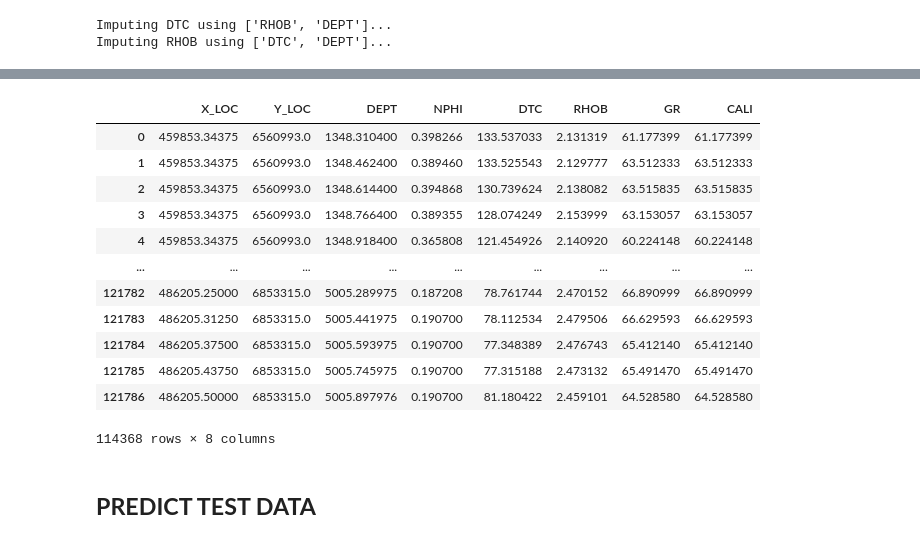
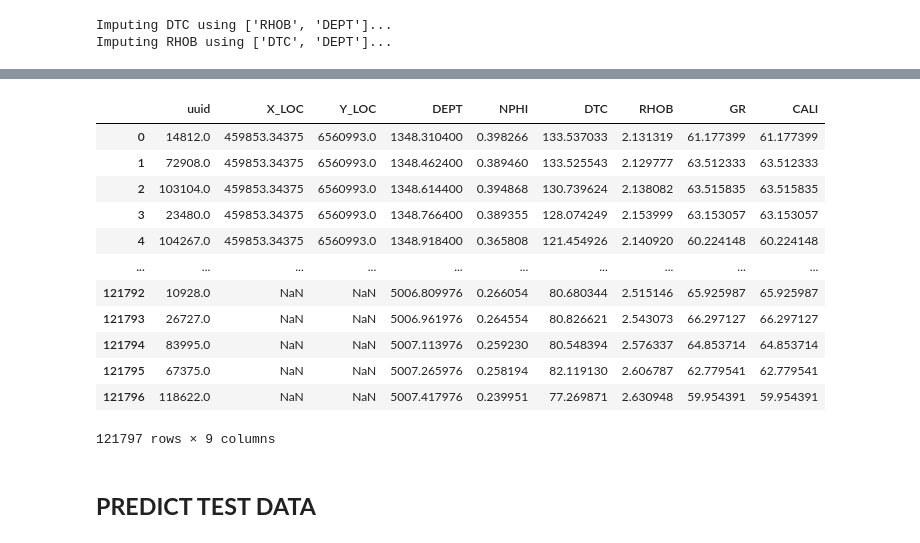
Before and after one commit to IvanSholana/ManuFact, a Jupyter notebook: all-pipeline.ipynb, the cells around one changed output, grey strips where cells are left out. Saved outputs shown, nothing was run; the diff lists cells and outputs as text; code cells hidden in the pictures.

```diff
--- a/all-pipeline.ipynb
+++ b/all-pipeline.ipynb
@@ -831,7 +840,7 @@ def impute_feature(df, target_feature, predictor_features):
 for target_feature, predictor_features in imputation_dict.items():
     # Pastikan semua fitur prediktor ada di DataFrame
     if all(feature in test_df.columns for feature in predictor_features):
-        df = impute_feature(test_df, target_feature, predictor_features)
+        test_df = impute_feature(test_df, target_feature, predictor_features)
     else:
         print(f"Skipping imputation for {target_feature}")
 # %% [output]
@@ -840,14 +865,24 @@ Imputing RHOB using ['DTC', 'DEPT']...
 # %%
 from sklearn.linear_model import LinearRegression
 
-train_df = df.dropna(subset=['NPHI'])
-test_df = df[df['NPHI'].isna()]
+# Menghapus baris dengan nilai NaN di NPHI untuk pelatihan
+train_df = clean_train_df.dropna(subset=['NPHI'])
 
-if not test_df.empty:
+# Memilih baris dari test_df yang memiliki NPHI bernilai NaN
+df = test_df[test_df['NPHI'].isna()].copy()
+
+if not df.empty:
     model = LinearRegression()
     predictors = ['RHOB', 'GR', 'DTC', 'CALI']
+
+    # Melatih model menggunakan data latih
     model.fit(train_df[predictors], train_df['NPHI'])
-    df.loc[df['NPHI'].isna(), 'NPHI'] = model.predict(test_df[predictors])
+
+    # Memprediksi nilai NPHI yang hilang
+    df['NPHI'] = model.predict(df[predictors])
+
+    # Memasukkan kembali hasil prediksi ke test_df
+    test_df.loc[test_df['NPHI'].isna(), 'NPHI'] = df['NPHI']
 # %%
 from scipy.spatial import cKDTree
 import numpy as np
@@ -882,22 +917,22 @@ for col in ['NPHI', 'DTC', 'SP', 'GR', 'RHOB', 'CALI']:
 
 df.drop(columns='SP', inplace=True)
 # %%
-cleaned_test_dataset = df[['X_LOC','Y_LOC','DEPT','NPHI','DTC','RHOB','GR','CALI']]
+cleaned_test_dataset = test_df[['uuid','X_LOC','Y_LOC','DEPT','NPHI','DTC','RHOB','GR','CALI']]
 cleaned_test_dataset
 # %% [output]
-|  | X_LOC | Y_LOC | DEPT | NPHI | DTC | RHOB | GR | CALI |
-| 0 | 459853.34375 | 6560993.0 | 1348.310400 | 0.398266 | 133.537033 | 2.131319 | 61.177399 | 61.177399 |
-| 1 | 459853.34375 | 6560993.0 | 1348.462400 | 0.389460 | 133.525543 | 2.129777 | 63.512333 | 63.512333 |
-| 2 | 459853.34375 | 6560993.0 | 1348.614400 | 0.394868 | 130.739624 | 2.138082 | 63.515835 | 63.515835 |
-| 3 | 459853.34375 | 6560993.0 | 1348.766400 | 0.389355 | 128.074249 | 2.153999 | 63.153057 | 63.153057 |
-| 4 | 459853.34375 | 6560993.0 | 1348.918400 | 0.365808 | 121.454926 | 2.140920 | 60.224148 | 60.224148 |
-| ... | ... | ... | ... | ... | ... | ... | ... | ... |
-| 121782 | 486205.25000 | 6853315.0 | 5005.289975 | 0.187208 | 78.761744 | 2.470152 | 66.890999 | 66.890999 |
-| 121783 | 486205.31250 | 6853315.0 | 5005.441975 | 0.190700 | 78.112534 | 2.479506 | 66.629593 | 66.629593 |
-| 121784 | 486205.37500 | 6853315.0 | 5005.593975 | 0.190700 | 77.348389 | 2.476743 | 65.412140 | 65.412140 |
-| 121785 | 486205.43750 | 6853315.0 | 5005.745975 | 0.190700 | 77.315188 | 2.473132 | 65.491470 | 65.491470 |
-| 121786 | 486205.50000 | 6853315.0 | 5005.897976 | 0.190700 | 81.180422 | 2.459101 | 64.528580 | 64.528580 |
+|  | uuid | X_LOC | Y_LOC | DEPT | NPHI | DTC | RHOB | GR | CALI |
+| 0 | 14812.0 | 459853.34375 | 6560993.0 | 1348.310400 | 0.398266 | 133.537033 | 2.131319 | 61.177399 | 61.177399 |
+| 1 | 72908.0 | 459853.34375 | 6560993.0 | 1348.462400 | 0.389460 | 133.525543 | 2.129777 | 63.512333 | 63.512333 |
+| 2 | 103104.0 | 459853.34375 | 6560993.0 | 1348.614400 | 0.394868 | 130.739624 | 2.138082 | 63.515835 | 63.515835 |
+| 3 | 23480.0 | 459853.34375 | 6560993.0 | 1348.766400 | 0.389355 | 128.074249 | 2.153999 | 63.153057 | 63.153057 |
+| 4 | 104267.0 | 459853.34375 | 6560993.0 | 1348.918400 | 0.365808 | 121.454926 | 2.140920 | 60.224148 | 60.224148 |
+| ... | ... | ... | ... | ... | ... | ... | ... | ... | ... |
+| 121792 | 10928.0 | NaN | NaN | 5006.809976 | 0.266054 | 80.680344 | 2.515146 | 65.925987 | 65.925987 |
+| 121793 | 26727.0 | NaN | NaN | 5006.961976 | 0.264554 | 80.826621 | 2.543073 | 66.297127 | 66.297127 |
+| 121794 | 83995.0 | NaN | NaN | 5007.113976 | 0.259230 | 80.548394 | 2.576337 | 64.853714 | 64.853714 |
+| 121795 | 67375.0 | NaN | NaN | 5007.265976 | 0.258194 | 82.119130 | 2.606787 | 62.779541 | 62.779541 |
+| 121796 | 118622.0 | NaN | NaN | 5007.417976 | 0.239951 | 77.269871 | 2.630948 | 59.954391 | 59.954391 |
-114368 rows × 8 columns
+121797 rows × 9 columns
 # %% [markdown]
 ## **PREDICT TEST DATA**
 # %%
```
Also changed, not shown: parts of 9 cells of this notebook, 1 other file.
